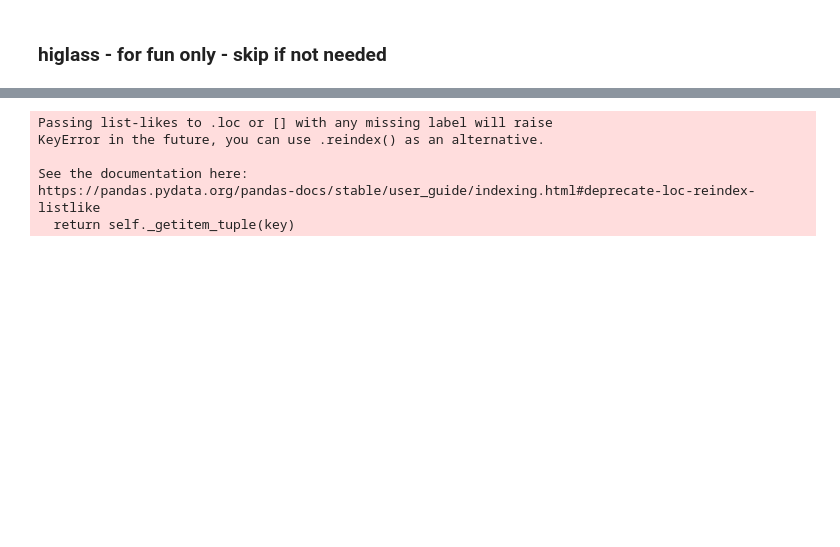
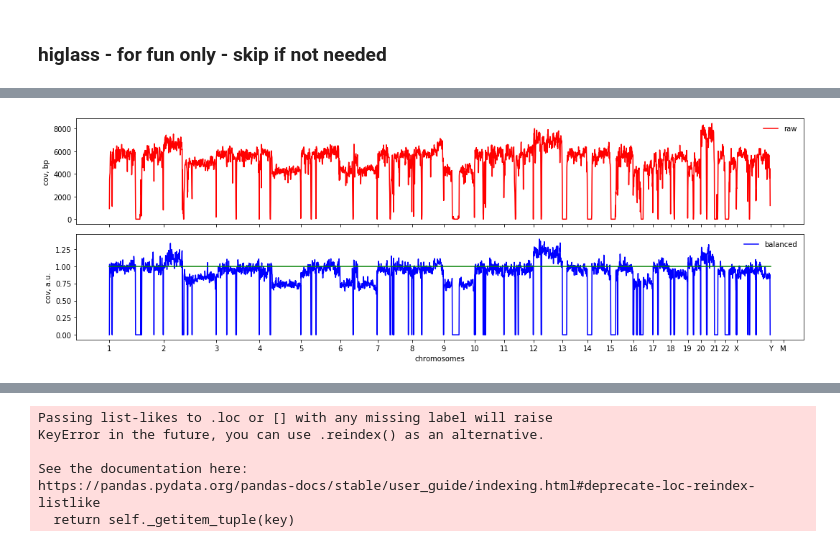
Before and after one commit to dekkerlab/experimental, a Jupyter notebook: notebooks/Rearrangements.ipynb, the cells around one changed output, grey strips where cells are left out. Drawn from its saved outputs; the diff is of its cells as text; code cells hidden in the pictures; blank space fills up the shorter version.

```diff
--- a/notebooks/Rearrangements.ipynb
+++ b/notebooks/Rearrangements.ipynb
@@ -104,0 +204,4 @@ display
+# %%
+plot_covs(sam6b,ctr,0,2)
+# %% [output]
+[figure, added]
```
Also changed, not shown: parts of 16 cells of this notebook.
